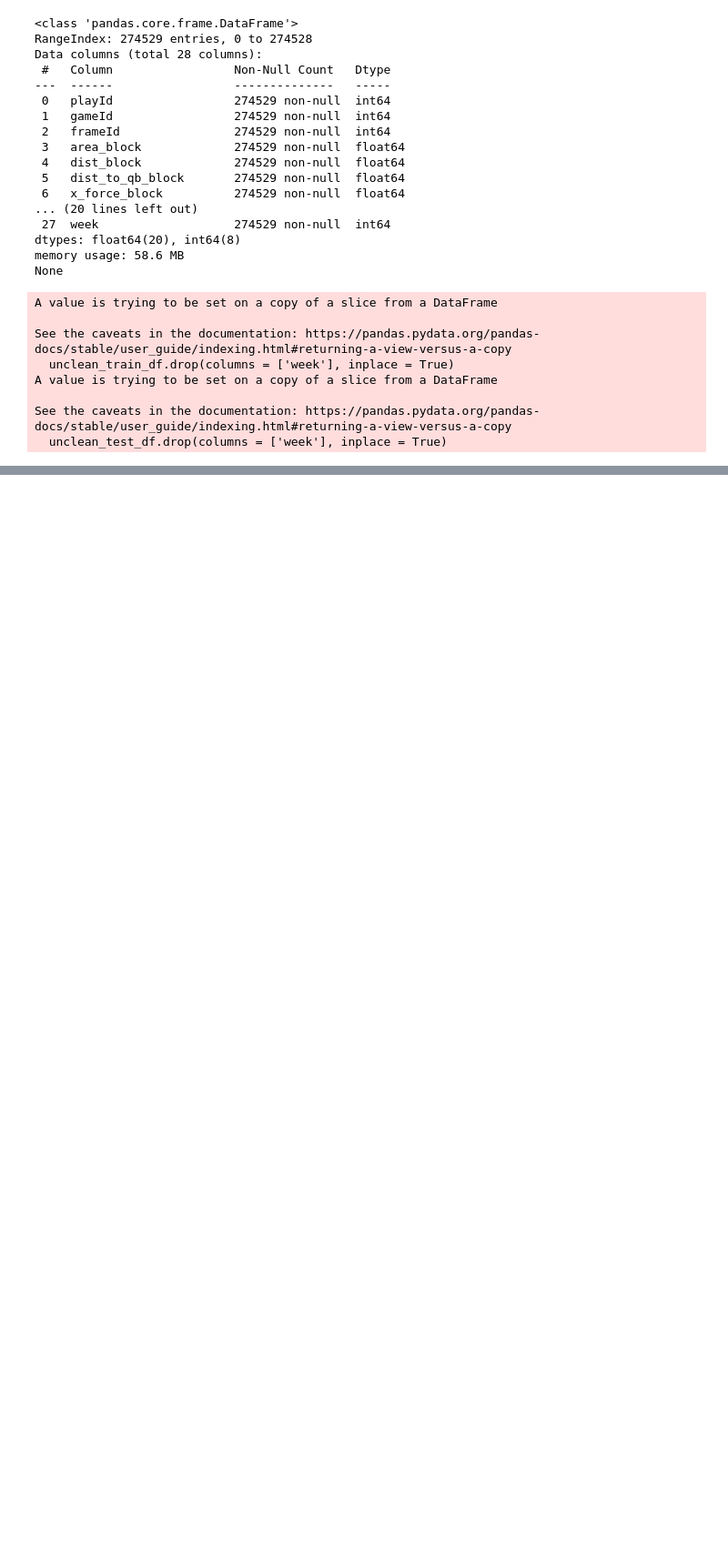
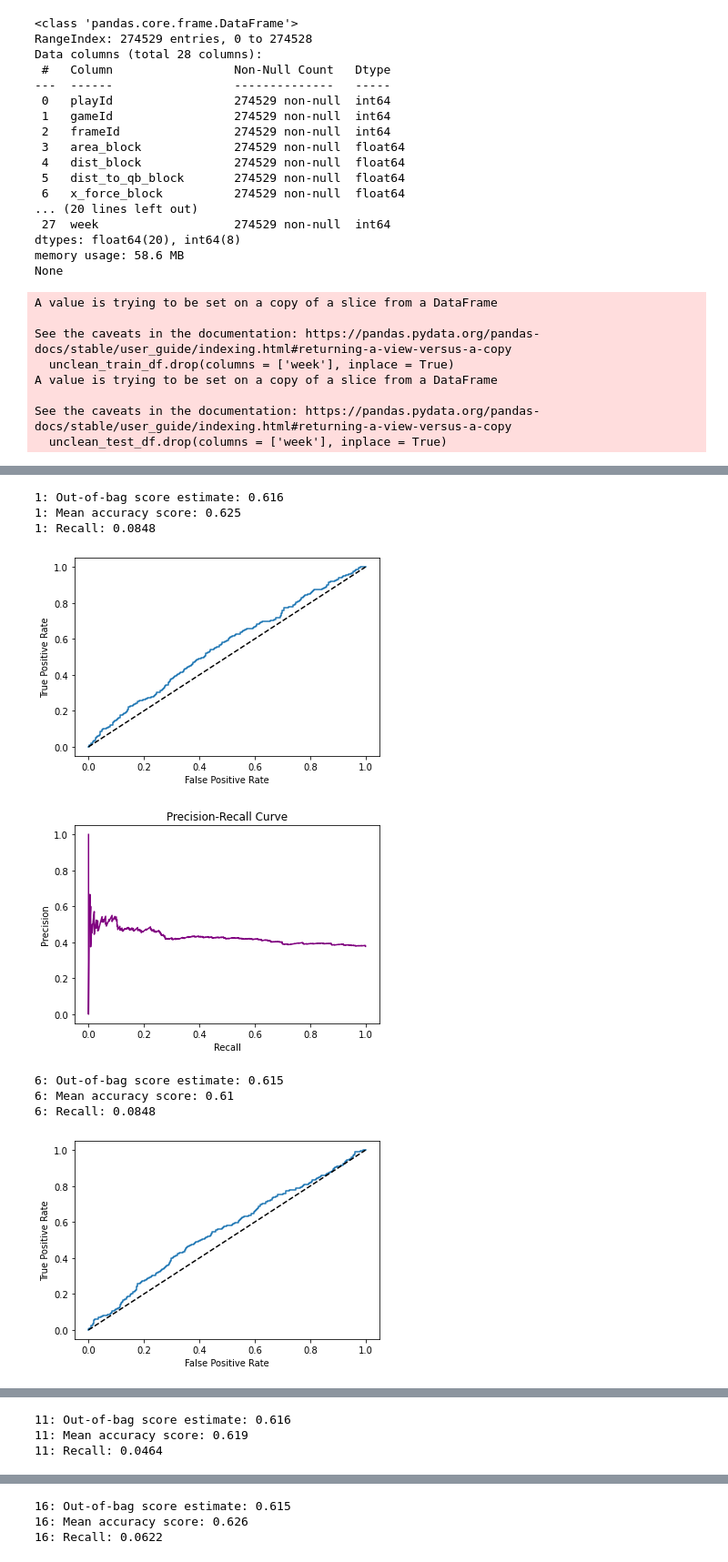
Before and after one commit to hlian188/NFLBigDataBowl, a Jupyter notebook: snapshot modelling.ipynb, the cells around one changed output, grey strips where cells are left out. Shown at 91% size. Drawn from its saved outputs; the diff is of its cells as text; code cells hidden in the pictures; blank space fills up the shorter version.

```diff
--- a/snapshot modelling.ipynb
+++ b/snapshot modelling.ipynb
@@ -98,0 +222,12 @@ evaluate(clean_test_df_dict, models)
+# %%
+evaluate(clean_test_df_dict_dist, models_force_dist)
+# %% [output]
+1: Out-of-bag score estimate: 0.616
+1: Mean accuracy score: 0.625
+1: Recall: 0.0848
+[figure, added]
+[figure, added]
+6: Out-of-bag score estimate: 0.615
+6: Mean accuracy score: 0.61
+6: Recall: 0.0848
+[figure, added]
@@ -98,0 +235,3 @@ evaluate(clean_test_df_dict, models)
+11: Out-of-bag score estimate: 0.616
+11: Mean accuracy score: 0.619
+11: Recall: 0.0464
@@ -98,0 +240,3 @@ evaluate(clean_test_df_dict, models)
+16: Out-of-bag score estimate: 0.615
+16: Mean accuracy score: 0.626
+16: Recall: 0.0622
```
Also changed, not shown: parts of 11 cells of this notebook.
